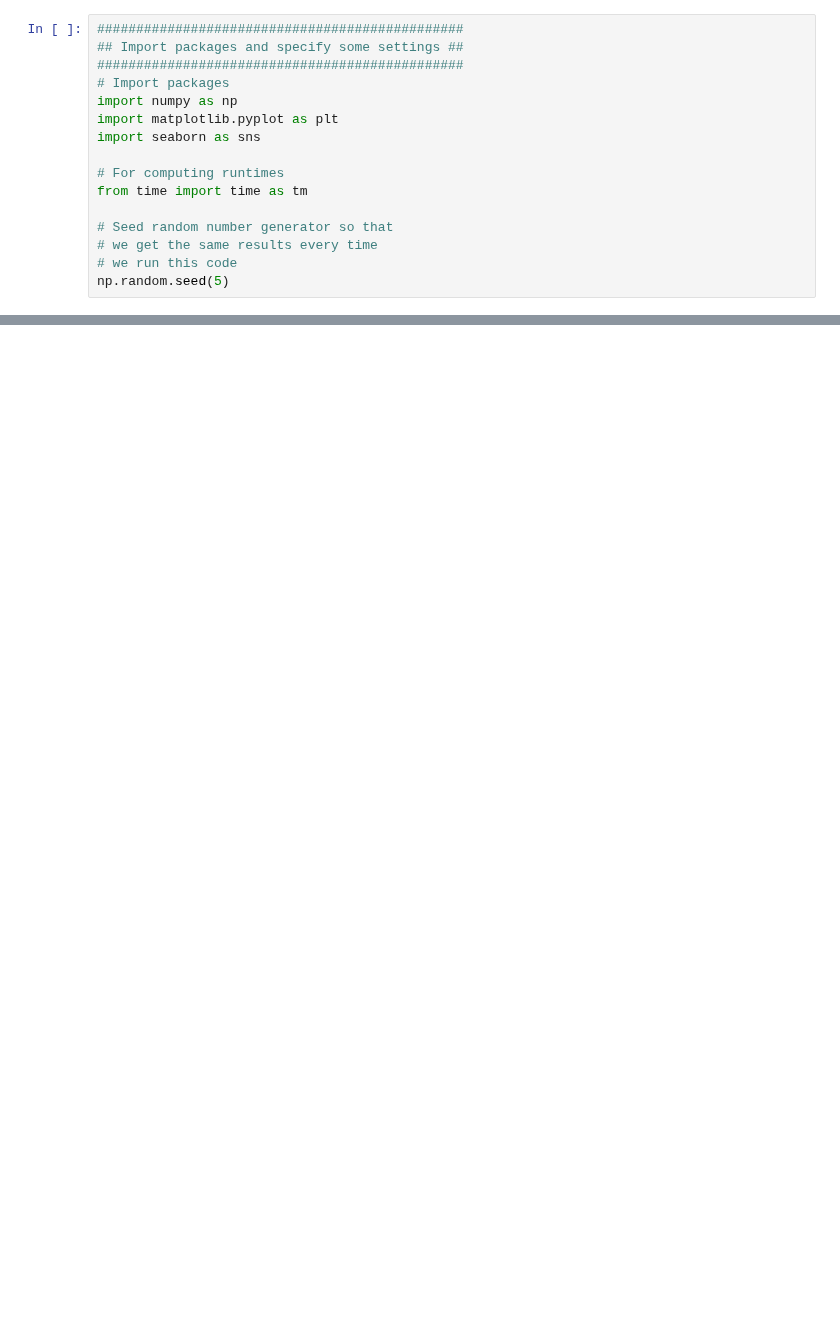
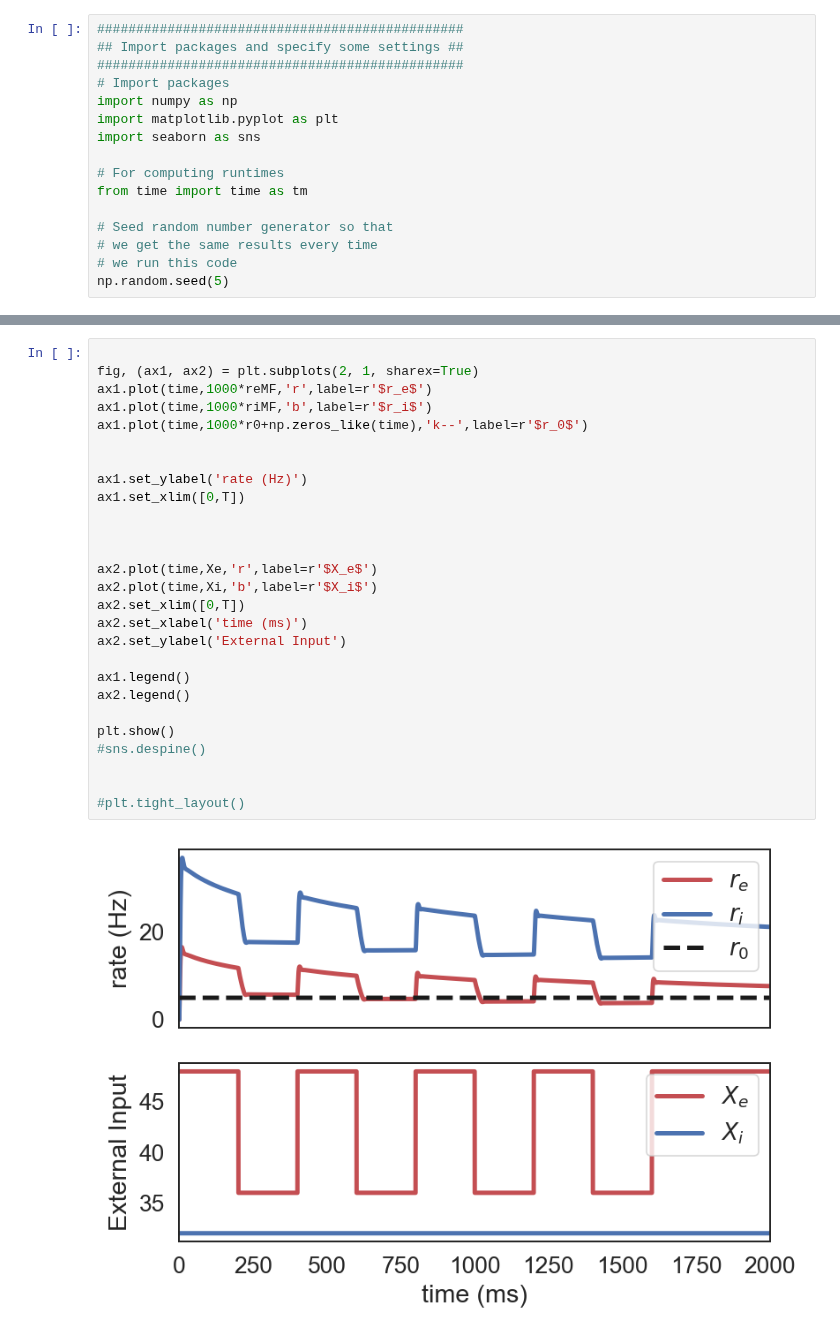
Before and after one commit to vmschroe/monkey-psychophysics, a Jupyter notebook: Rough_Drafts/Learning_Python/CompNeuroHW2.ipynb, the cells around one changed output, grey strips where cells are left out. Drawn from its saved outputs; the diff is of its cells as text; blank space fills up the shorter version.

```diff
--- a/Rough_Drafts/Learning_Python/CompNeuroHW2.ipynb
+++ b/Rough_Drafts/Learning_Python/CompNeuroHW2.ipynb
@@ -158,0 +709,29 @@ Text(0.0, 1.0, 'E')
+# %%
+
+fig, (ax1, ax2) = plt.subplots(2, 1, sharex=True)
+ax1.plot(time,1000*reMF,'r',label=r'$r_e$')
+ax1.plot(time,1000*riMF,'b',label=r'$r_i$')
+ax1.plot(time,1000*r0+np.zeros_like(time),'k--',label=r'$r_0$')
+
+
+ax1.set_ylabel('rate (Hz)')
+ax1.set_xlim([0,T])
+
+
+
+ax2.plot(time,Xe,'r',label=r'$X_e$')
+ax2.plot(time,Xi,'b',label=r'$X_i$')
+ax2.set_xlim([0,T])
+ax2.set_xlabel('time (ms)')
+ax2.set_ylabel('External Input')
+
+ax1.legend()
+ax2.legend()
+
+plt.show()
+#sns.despine()
+
+
+#plt.tight_layout()
+# %% [output]
+[figure, added]
```
Also changed, not shown: parts of 15 cells of this notebook, 3 other files.
